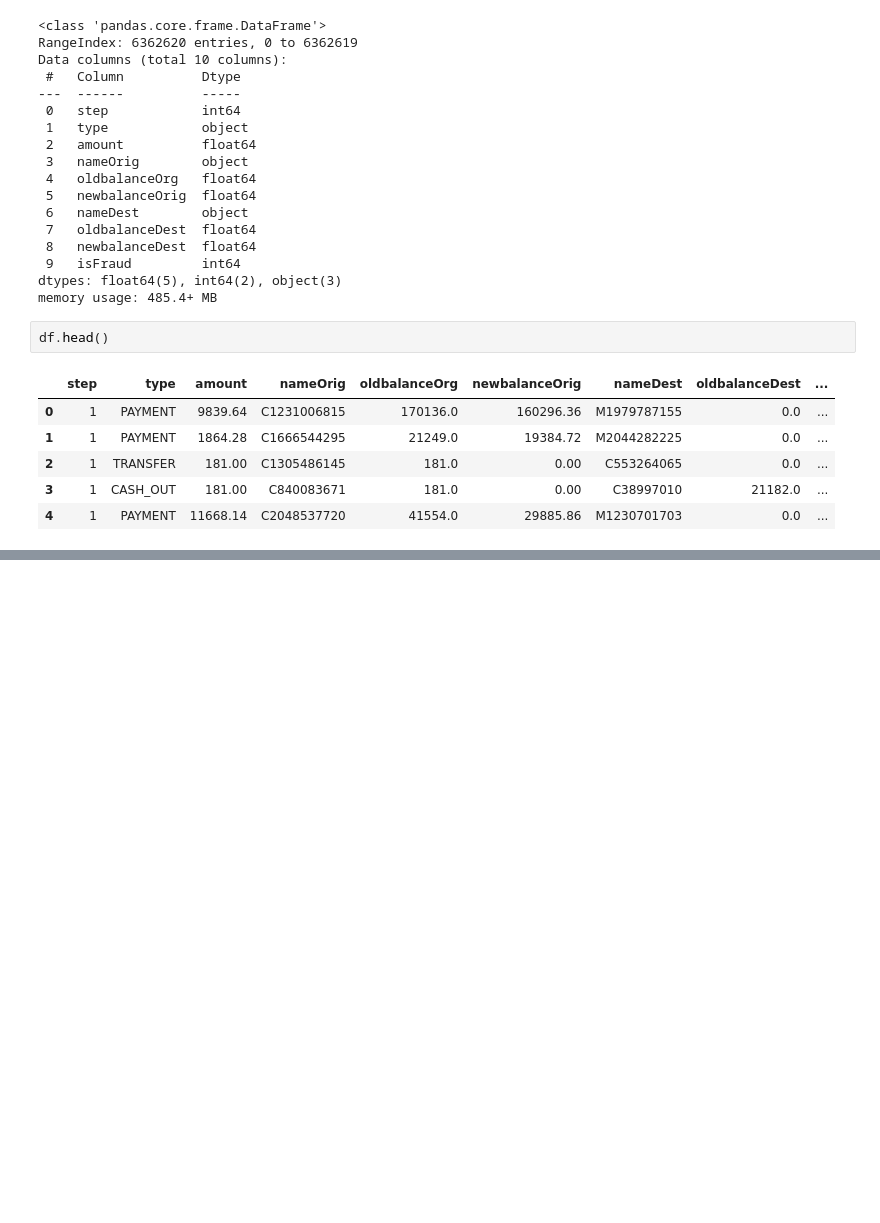
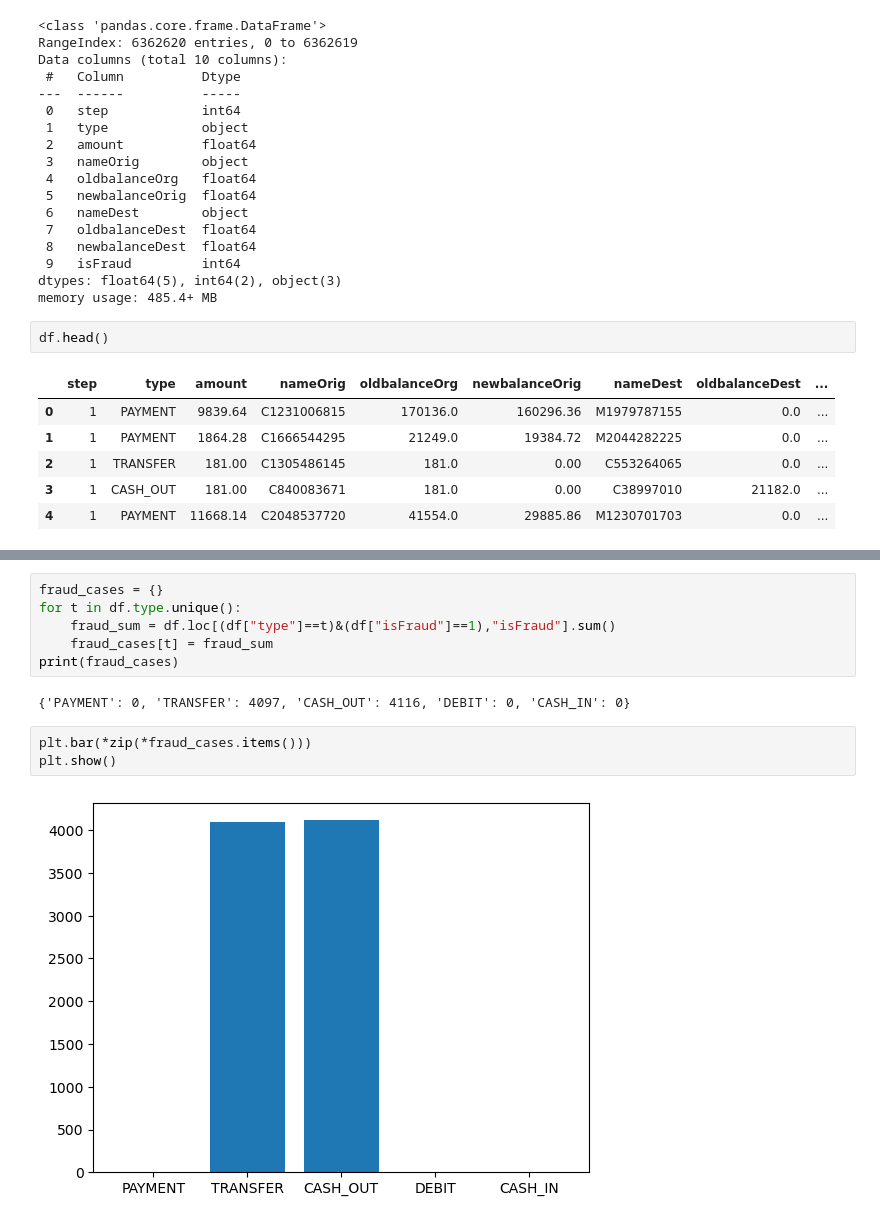
Before and after one commit to aniketgope00/ML_Codes, a Jupyter notebook: onlinefraudDetect/models.ipynb, the cells around one changed output, grey strips where cells are left out. Cells and saved outputs as stored; diff of their text form; blank space fills up the shorter version.

```diff
--- a/onlinefraudDetect/models.ipynb
+++ b/onlinefraudDetect/models.ipynb
@@ -44,0 +54,13 @@ df.type.value_counts().plot(kind="bar")
+# %%
+fraud_cases = {}
+for t in df.type.unique():
+    fraud_sum = df.loc[(df["type"]==t)&(df["isFraud"]==1),"isFraud"].sum()
+    fraud_cases[t] = fraud_sum
+print(fraud_cases)
+# %% [output]
+{'PAYMENT': 0, 'TRANSFER': 4097, 'CASH_OUT': 4116, 'DEBIT': 0, 'CASH_IN': 0}
+# %%
+plt.bar(*zip(*fraud_cases.items()))
+plt.show()
+# %% [output]
+[figure, added]
```
Also changed, not shown: parts of 4 cells of this notebook, 1 other file.
